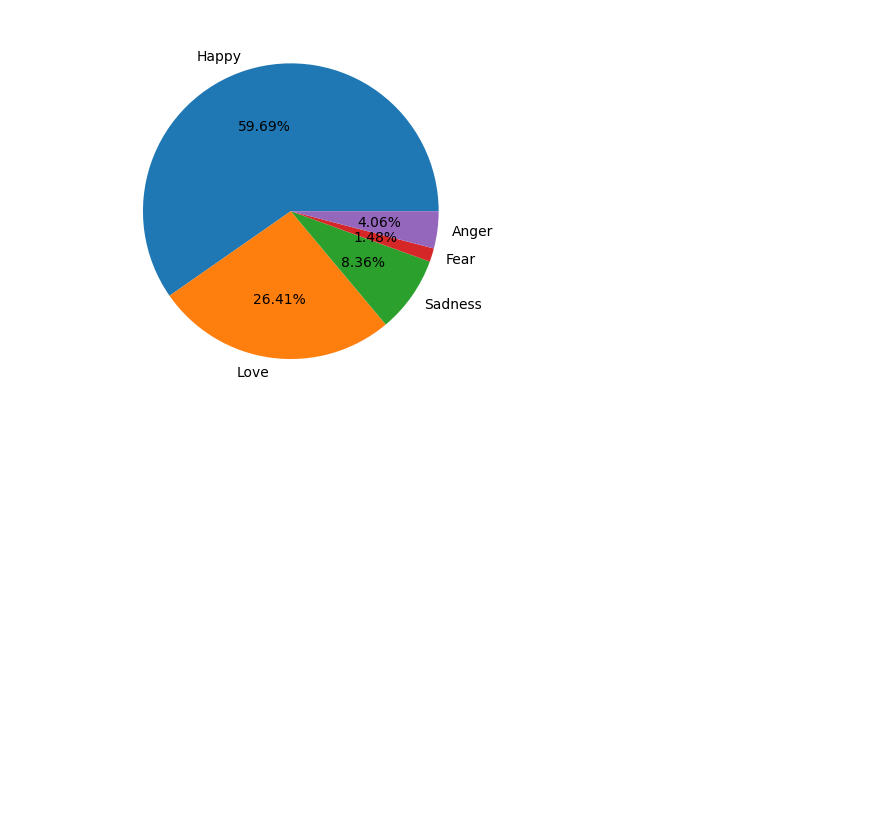
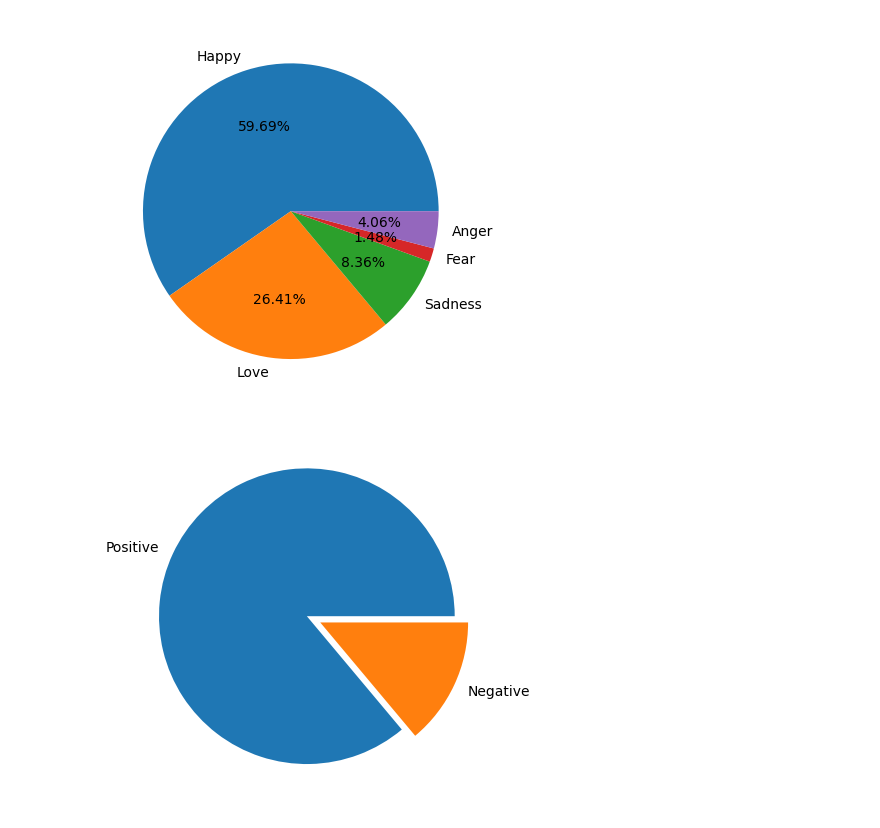
Before and after one commit to ahmud-z/ML, a Jupyter notebook: bangla_reviews/main.ipynb, the cells around one changed output. Saved outputs shown, nothing was run; the diff lists cells and outputs as text; code cells hidden in the pictures; blank space fills up the shorter version.

```diff
--- a/bangla_reviews/main.ipynb
+++ b/bangla_reviews/main.ipynb
@@ -40,3 +40,15 @@ plt.pie(sizes, labels=labels, autopct='%.2f%%')
 plt.show()
 # %% [output]
 [figure]
+# %%
+labels = df['Sentiment'].unique()
+sizes = []
+explode = [0, 0.1]
+
+for label in labels:
+    sizes.append(len(df[df.Sentiment == label]))
+
+plt.pie(sizes, labels=labels, explode=explode)
+plt.show()
+# %% [output]
+[figure, added]
```
